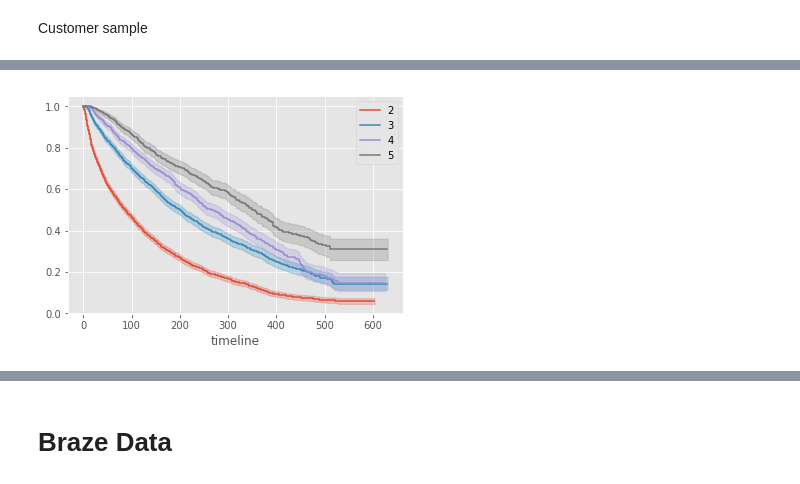
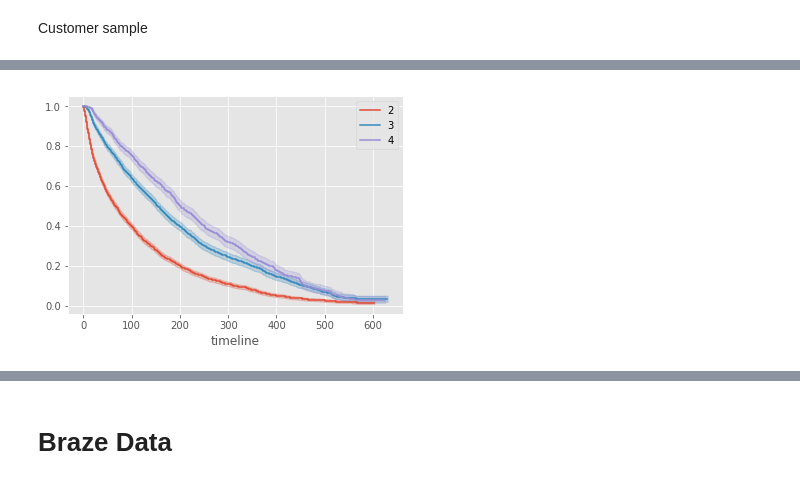
Before and after one commit to zipjet/bi-churn-analysis, a Jupyter notebook: python/survival_analysis.ipynb, the cells around one changed output, grey strips where cells are left out. Cells and saved outputs as stored; diff of their text form; code cells hidden in the pictures.

```diff
--- a/python/survival_analysis.ipynb
+++ b/python/survival_analysis.ipynb
@@ -16,6 +16,7 @@ df_ord_orig = pd.read_csv('../data/order_churn_data.csv')
 df_cus_orig = pd.read_csv('../data/churn_dataset.csv')
 # %%
 # limit dataset to customers who came after 2017
-cust_ids = df_cus_orig.loc[df_cus_orig.first_order_created_datetime >= "2017-01-01"].customer_db_id
+cust_ids = df_cus_orig.loc[(df_cus_orig.first_order_created_datetime >= "2017-01-01")
+                          & (df_cus_orig.last_order_created_datetime <= "2018-09-30")].customer_db_id
 print(len(cust_ids), '/',  len(df_cus_orig))
 # %% [output]
@@ -25,4 +26,7 @@ df_ord = df_ord_orig.loc[df_ord_orig.customer_db_id.isin(cust_ids)]
 df_cus = df_cus_orig.loc[df_cus_orig.customer_db_id.isin(cust_ids)]
 df_ord = df_ord.merge(df_cus[['customer_db_id', 'customer_id', 'completed_orders', 'last_order_created_datetime']],
                       on=['customer_db_id', 'customer_id'], how='inner')
-df_ord['days_since_last_seen'] = (datetime.now() - pd.to_datetime(df_ord.last_order_created_datetime)).dt.days
+df_ord['days_since_last_seen'] = (datetime(2018,9,30) - pd.to_datetime(df_ord.last_order_created_datetime)).dt.days
+df_ord['order_day'] = (pd.to_datetime(df_ord.order_created_datetime) - datetime(2017, 1, 1)).dt.days
+# %%
+df_ord = df_ord.drop_duplicates()
@@ -48,5 +57,6 @@ df_comp['last_completed_order'] = df_comp.groupby(['customer_db_id'])['order_cre
 df_comp['lifetime'] = (df_comp.last_completed_order - df_comp.first_completed_order).dt.days
 df_comp['first_completed_order_day'] = (df_comp.first_completed_order - datetime(2017, 1, 1)).dt.days
 df_comp['last_completed_order_day'] = (df_comp.last_completed_order - datetime(2017, 1, 1)).dt.days
+df_comp['order_day'] = (df_comp.order_created_datetime - datetime(2017, 1, 1)).dt.days
 # %%
 df_comp.loc[df_comp.completed_orders < 2, 'frequency'] = 45
@@ -98,8 +137,8 @@ kmf = KaplanMeierFitter()
 # %%
 fig, ax = plt.subplots()
-for c in range(2, 6):
+for c in range(2, 5):
     df_c = df_survival.loc[df_survival.completed_orders == c]
-    kmf.fit(df_c.lifetime, df_c.days_since_last_seen > 140, label=str(c))
+    kmf.fit(df_c.lifetime, df_c.days_since_last_seen > 45, label=str(c))
     kmf.plot(ax=ax)
 # %% [output]
-[figure, old version]
+[figure, new version]
```
Also changed, not shown: parts of 69 cells of this notebook, 1 other file.
